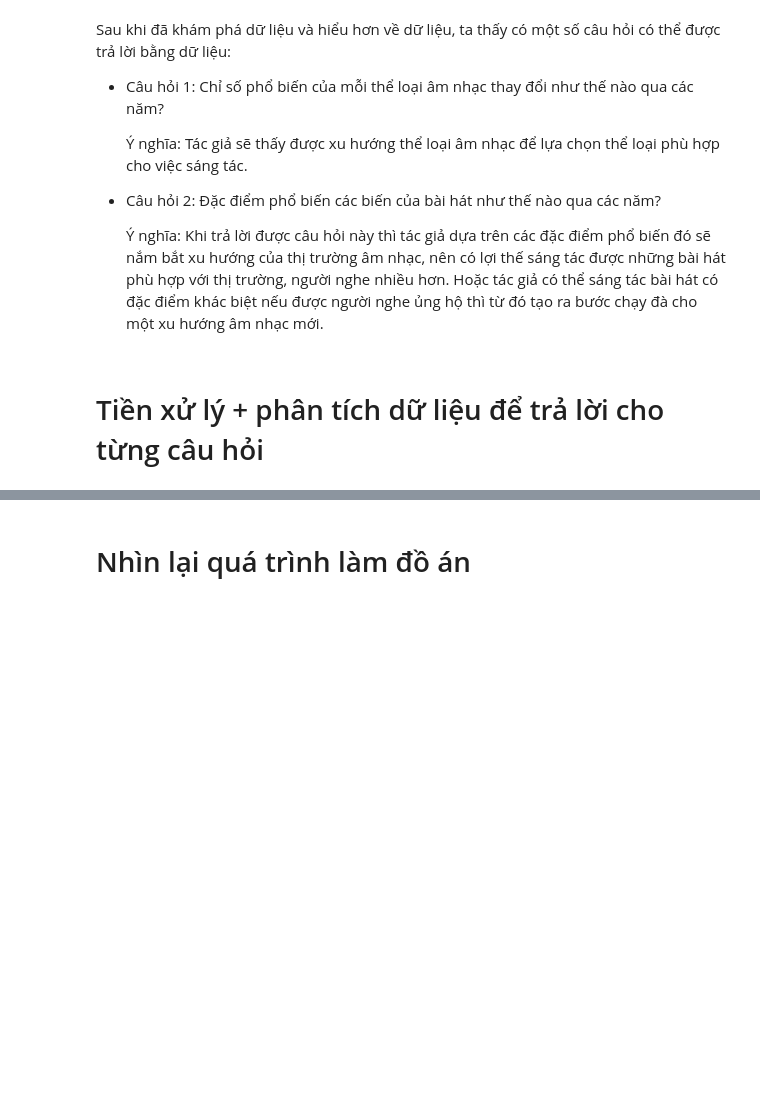
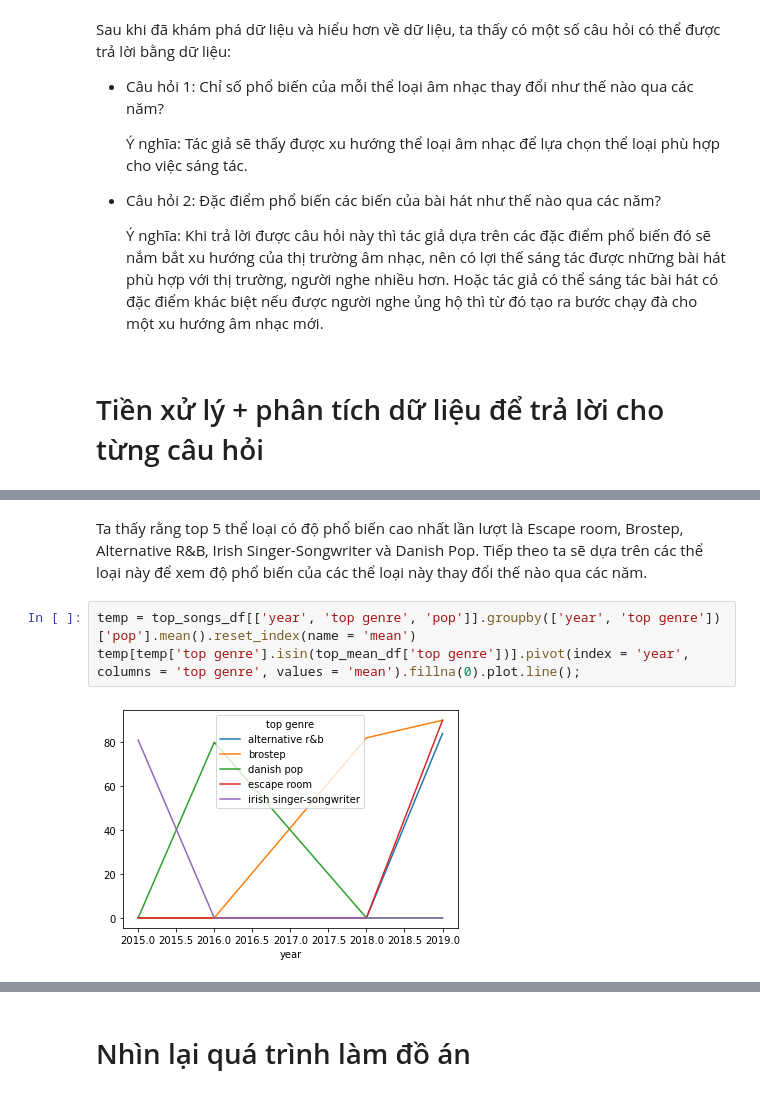
Before and after one commit to DoLienKhoa/P4DS, a Jupyter notebook: Main.ipynb, the cells around one changed output, grey strips where cells are left out. Saved outputs shown, nothing was run; the diff lists cells and outputs as text; blank space fills up the shorter version.

```diff
--- a/Main.ipynb
+++ b/Main.ipynb
@@ -134,0 +158,7 @@ Sau khi đã khám phá dữ liệu và hiểu hơn về dữ liệu, ta thấy
+# %% [markdown]
+Ta thấy rằng top 5 thể loại có độ phổ biến cao nhất lần lượt là Escape room, Brostep, Alternative R&B, Irish Singer-Songwriter và Danish Pop. Tiếp theo ta sẽ dựa trên các thể loại này để xem độ phổ biến của các thể loại này thay đổi thế nào qua các năm.
+# %%
+temp = top_songs_df[['year', 'top genre', 'pop']].groupby(['year', 'top genre'])['pop'].mean().reset_index(name = 'mean')
+temp[temp['top genre'].isin(top_mean_df['top genre'])].pivot(index = 'year', columns = 'top genre', values = 'mean').fillna(0).plot.line();
+# %% [output]
+[figure, added]
```
Also changed, not shown: parts of 19 cells of this notebook.
